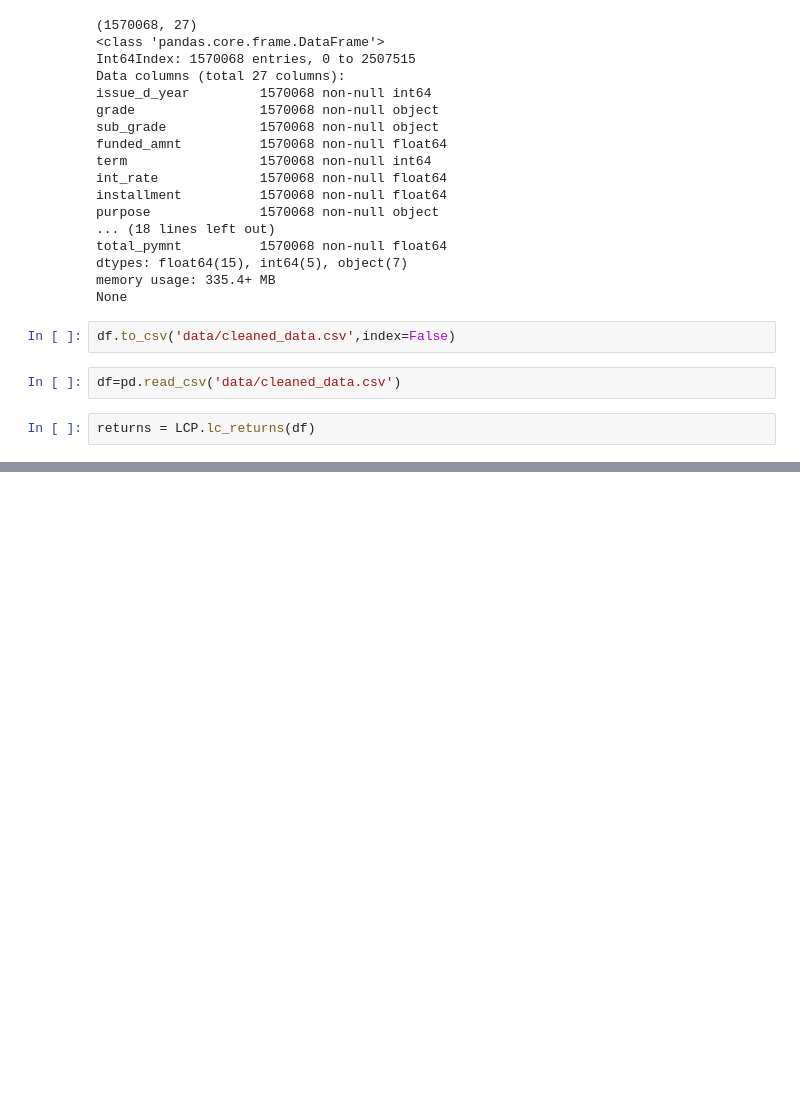
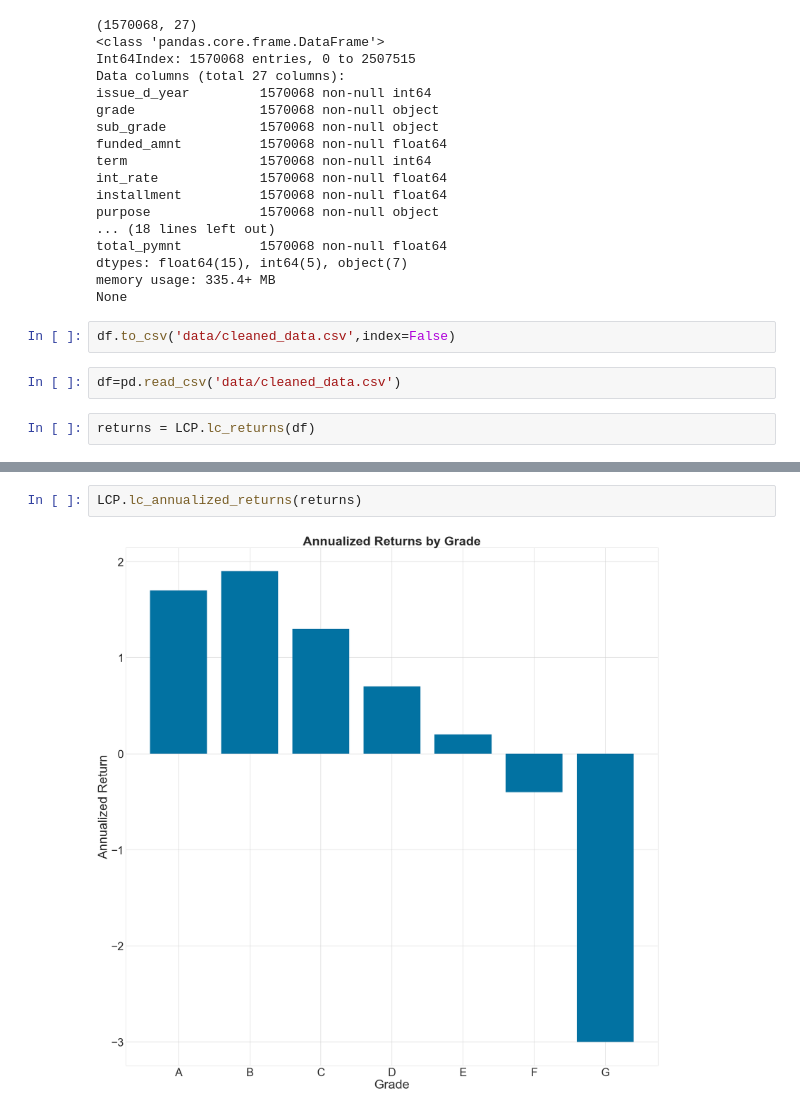
Before and after one commit to ajricks4/lending-club, a Jupyter notebook: LendingClub_DataCleaning_FeatureEngineering.ipynb, the cells around one changed output, grey strips where cells are left out. Drawn from its saved outputs; the diff is of its cells as text; blank space fills up the shorter version.

```diff
--- a/LendingClub_DataCleaning_FeatureEngineering.ipynb
+++ b/LendingClub_DataCleaning_FeatureEngineering.ipynb
@@ -113,0 +111,4 @@ AttributeError: 'AxesSubplot' object has no attribute 'barplot'
+# %%
+LCP.lc_annualized_returns(returns)
+# %% [output]
+[figure, added]
```
Also changed, not shown: parts of 2 cells of this notebook, 3 other files.
